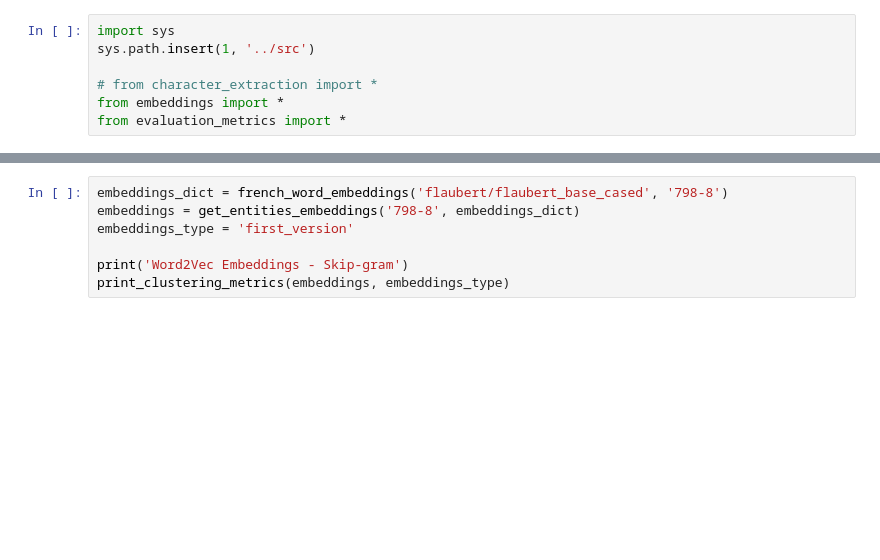
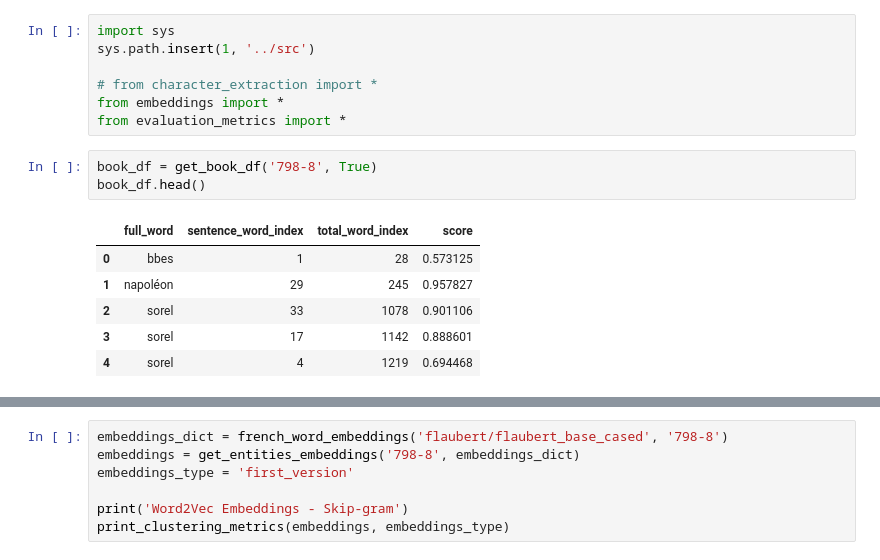
Before and after one commit to EloDoyard/sentiment-evolution-in-characters-network, a Jupyter notebook: scripts/ner_evaluation.ipynb, the cells around one changed output, grey strips where cells are left out. Drawn from its saved outputs; the diff is of its cells as text; blank space fills up the shorter version.

```diff
--- a/scripts/ner_evaluation.ipynb
+++ b/scripts/ner_evaluation.ipynb
@@ -7,3 +7,13 @@ sys.path.insert(1, '../src')
 # from character_extraction import *
 from embeddings import *
 from evaluation_metrics import *
+# %%
+book_df = get_book_df('798-8', True)
+book_df.head()
+# %% [output]
+|  | full_word | sentence_word_index | total_word_index | score |
+| 0 | bbes | 1 | 28 | 0.573125 |
+| 1 | napoléon | 29 | 245 | 0.957827 |
+| 2 | sorel | 33 | 1078 | 0.901106 |
+| 3 | sorel | 17 | 1142 | 0.888601 |
+| 4 | sorel | 4 | 1219 | 0.694468 |
```
Also changed, not shown: parts of 3 cells of this notebook, 5 other files.
